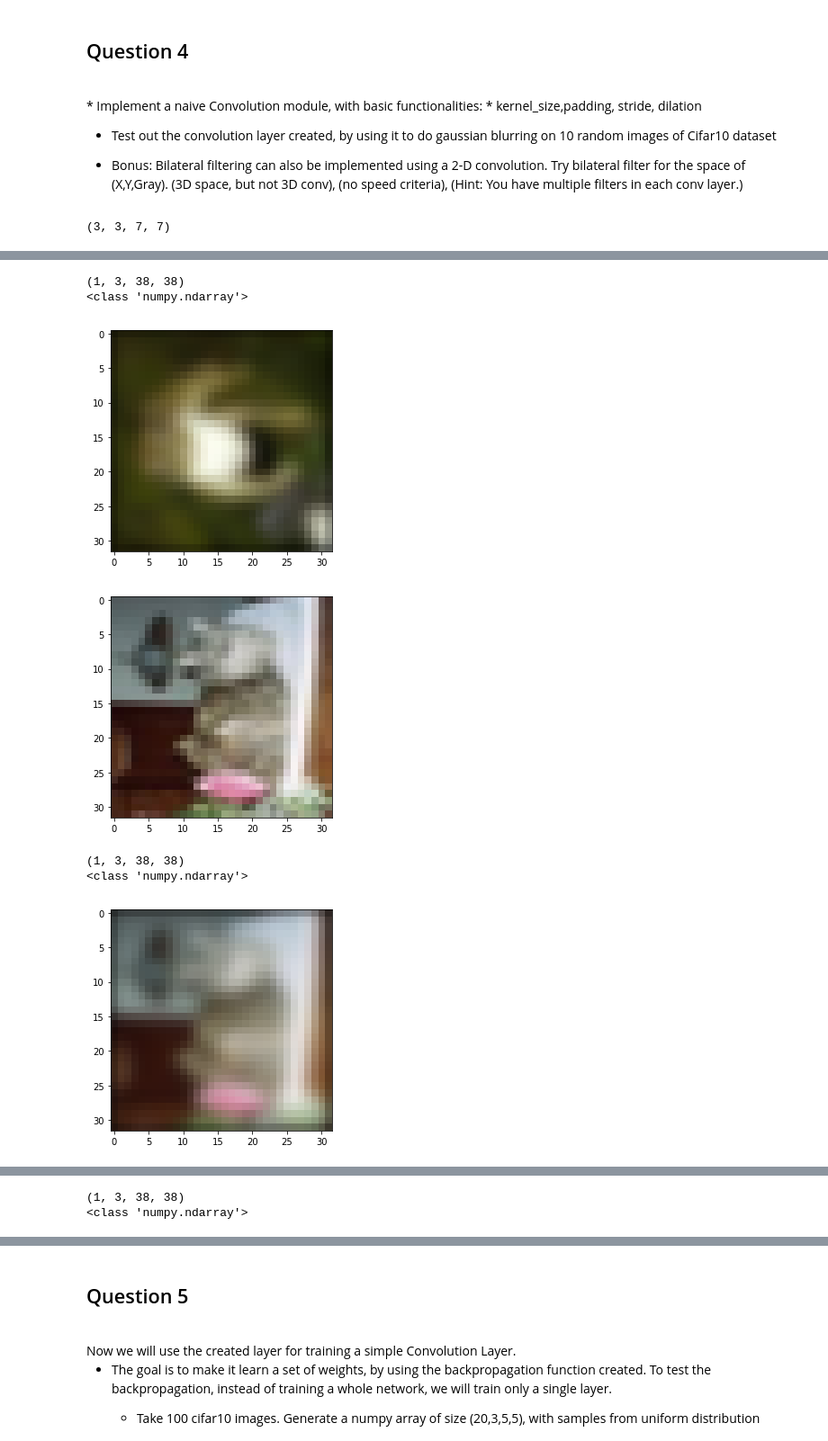
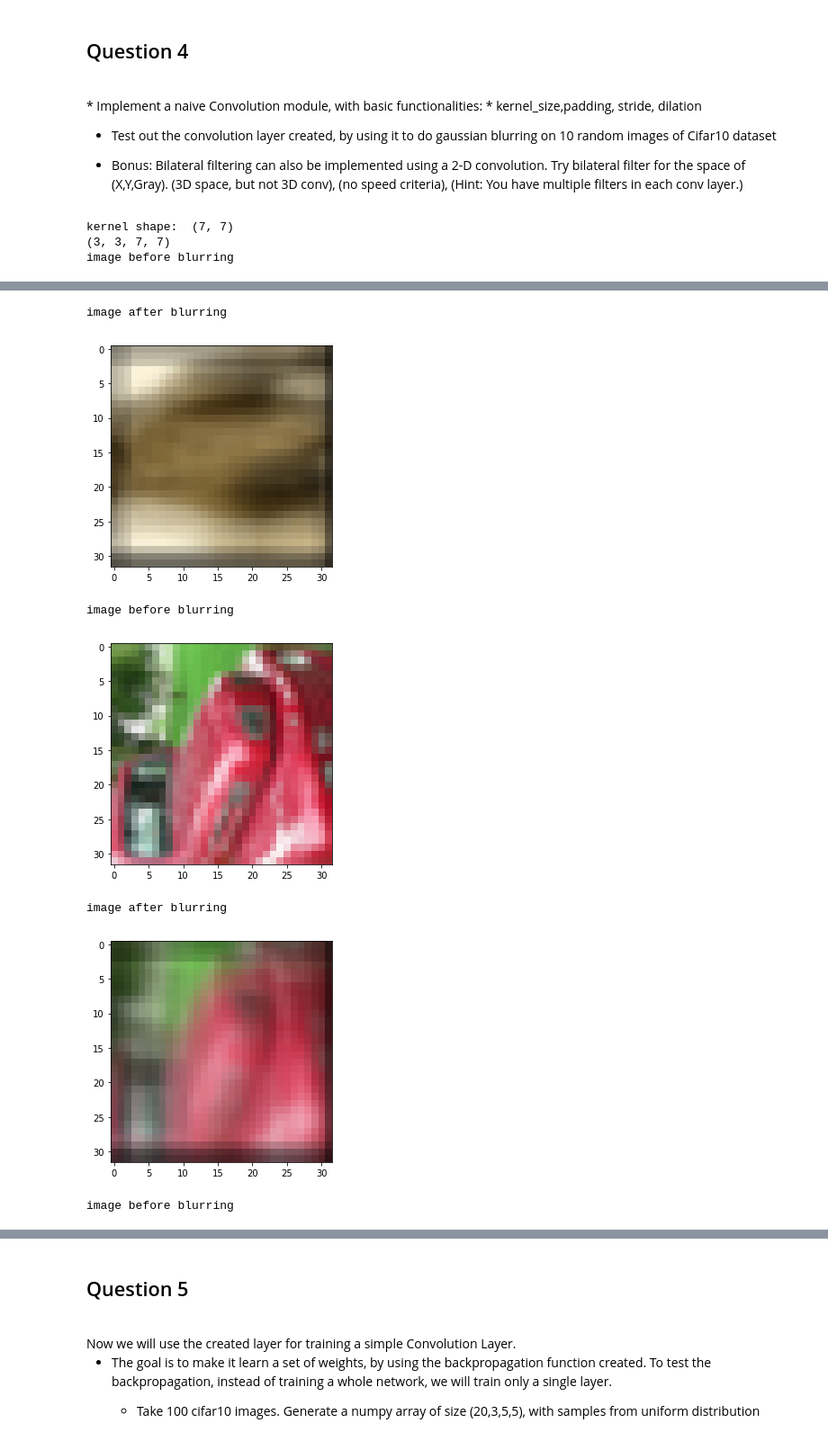
Before and after one commit to giggz07/DLCV-assignments, a Jupyter notebook: Assignment_2.ipynb, the cells around one changed output, grey strips where cells are left out. Shown at 90% size. Cells and saved outputs as stored; diff of their text form; code cells hidden in the pictures.

```diff
--- a/Assignment_2.ipynb
+++ b/Assignment_2.ipynb
@@ -879,6 +891,7 @@ class convolution_layer():
 import matplotlib.pyplot as plt
 import scipy
 from skimage import io
+
 def unpickle(file):
     import pickle
     with open(file, 'rb') as fo:
@@ -886,26 +899,31 @@ def unpickle(file):
     return dict
 dataset = unpickle('data_batch_1')
 
-data_X =  dataset[b'data']
-data_Y = np.array(dataset[b'labels'])
+X_train =  dataset[b'data']
+Y_train = np.array(dataset[b'labels'])
 
 ## Initialize a conv layer. Set weights for gaussian blurring
-import math
-mu_x = 0.0
-mu_y = 0.0
-sigma_x = 1
-sigma_y = 1
-gaussian = lambda mu,sigma: np.array([math.exp(-(i-mu)**2/sigma**2/2.0) for i in range(int(math.floor(-3*sigma)),int(math.ceil(3*sigma+1)))])/math.sqrt(np.pi*2)/sigma
-mask_x = gaussian(mu_x,sigma_x)
-mask_y = gaussian(mu_y,sigma_y)
-mask_x = mask_x[np.newaxis,:]
-mask_y = mask_y[np.newaxis,:]
-filter_mask = mask_y.T.dot(mask_x)
-z = np.zeros_like(filter_mask)
-channel_1 = np.array([filter_mask,z,z])
-channel_2 = np.array([z,filter_mask,z])
-channel_3 = np.array([z,z,filter_mask])
-filters = np.array([channel_1,channel_2,channel_3])
+np.random.seed(1)
+l2_norm = 33.3
+mu, sigma = 0, 1 # mean and standard deviation
+gaussian_1 = abs(np.random.normal(mu, sigma, 7))
+gaussian_2 = abs(np.random.normal(mu, sigma, 7))
+
+#normalizing gaussian to remove brightness and darkness
+gaussian_1 =  gaussian_1/np.sum(gaussian_1)
+gaussian_2 =   gaussian_2/np.sum(gaussian_2)
+gaussian_1 = gaussian_1[np.newaxis,:]
+gaussian_2 = gaussian_2[np.newaxis,:]
+
+kernel = np.dot(gaussian_2.T,gaussian_1)
+print ('kernel shape: ',kernel.shape)
+
+pad = np.zeros(kernel.shape)
+fC = np.array([kernel, pad, pad])
+fH = np.array([pad, kernel, pad])
+fW = np.array([pad, pad, kernel])
+
+f = np.array([fC, fH, fW])
 print (filters.shape)
 bias = np.array([0,0,0])[:,np.newaxis,np.newaxis]
 
@@ -916,20 +934,26 @@ kvargs = {'kernel_Size':3,
           'Stride':(1,1),
           'padding':(3,3),
           'weights':np.random.rand(3,3,7,7),
-          'Bias':np.random.rand(3,1,1)
+          'learning_rate':1e-3
          }
-layer_1 = convolution_layer(kvargs)
-layer_1.set_weights(filters)
+
+#initialize the kvargs and weights
+conv_1 = convolution_layer(kvargs)
+conv_1.set_weights(f)
+
 ## generate output.
-indices = [np.random.randint(data_X.shape[0]) for i in range(10)]
-for i in indices :
-    image = data_X[i].reshape(3,32,32)
-    io.imshow(image.T/255.0)
+for i in range(0,10) :
+    img = X_train[i+(np.random.randint(X_train.shape[0]))].reshape(3,32,32)
+    print('image before blurring')
+    io.imshow(img.T/255.0)
     plt.show()
-    output = layer_1.forward(image[np.newaxis,:,:,:])
+    print('image after blurring')
+    output = conv_1.forward(img[np.newaxis,:,:,:])
     io.imshow(output[0].T/255.0)
     plt.show()
 
 ## use matplotlib.pyplot to show the results.
 # %% [output]
+kernel shape:  (7, 7)
 (3, 3, 7, 7)
+image before blurring
@@ -937,7 +961,7 @@ for i in indices :
-(1, 3, 38, 38)
-<class 'numpy.ndarray'>
+image after blurring
-[figure, old version]
+[figure, new version]
+image before blurring
-[figure, old version]
+[figure, new version]
-(1, 3, 38, 38)
-<class 'numpy.ndarray'>
+image after blurring
-[figure, old version]
+[figure, new version]
+image before blurring
@@ -945,2 +968,0 @@ for i in indices :
-(1, 3, 38, 38)
-<class 'numpy.ndarray'>
```
Also changed, not shown: parts of 12 cells of this notebook.
